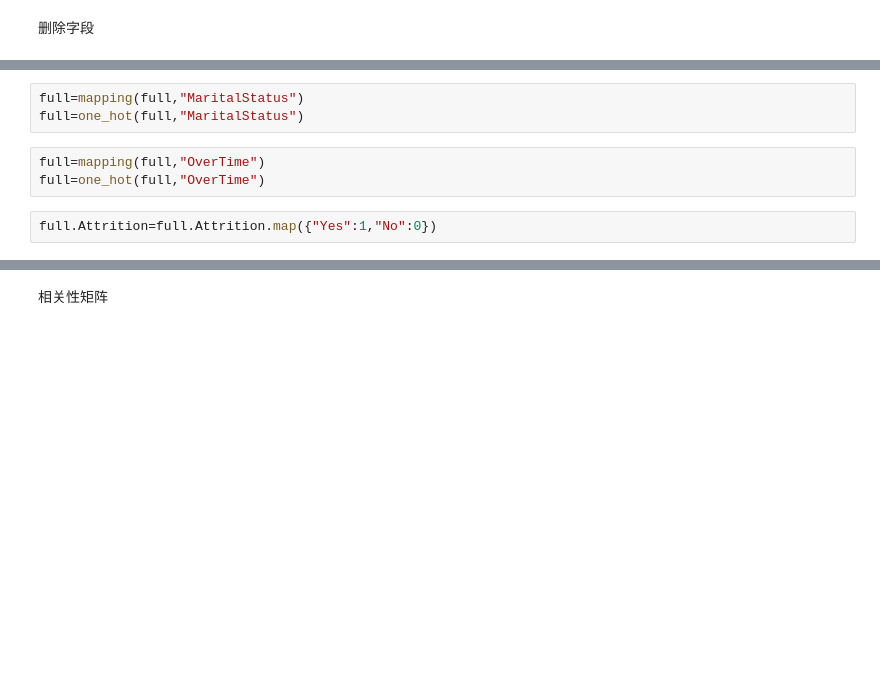
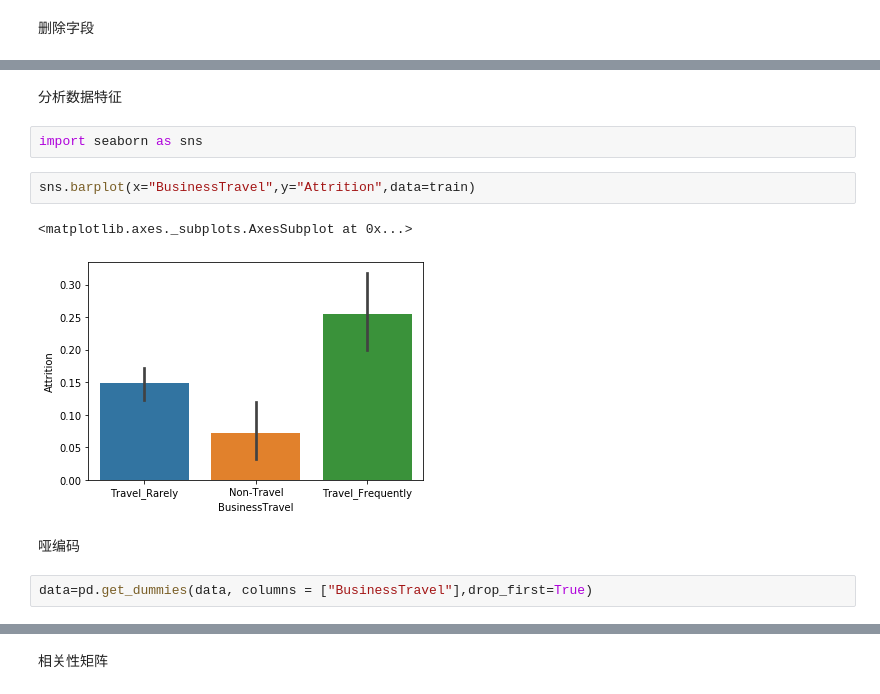
Before and after one commit to heyaug/homework, a Jupyter notebook: L1/action2.ipynb, the cells around one changed output, grey strips where cells are left out. Drawn from its saved outputs; the diff is of its cells as text; blank space fills up the shorter version.

```diff
--- a/L1/action2.ipynb
+++ b/L1/action2.ipynb
@@ -105,8 +81,13 @@ full=one_hot(full,"JobRole")
-# %%
-full=mapping(full,"MaritalStatus")
-full=one_hot(full,"MaritalStatus")
-# %%
-full=mapping(full,"OverTime")
-full=one_hot(full,"OverTime")
-# %%
-full.Attrition=full.Attrition.map({"Yes":1,"No":0})
+# %% [markdown]
+分析数据特征
+# %%
+import seaborn as sns
+# %%
+sns.barplot(x="BusinessTravel",y="Attrition",data=train)
+# %% [output]
+<matplotlib.axes._subplots.AxesSubplot at 0x...>
+[figure, added]
+# %% [markdown]
+哑编码
+# %%
+data=pd.get_dummies(data, columns = ["BusinessTravel"],drop_first=True)
```
Also changed, not shown: parts of 46 cells of this notebook, 3 other files.
